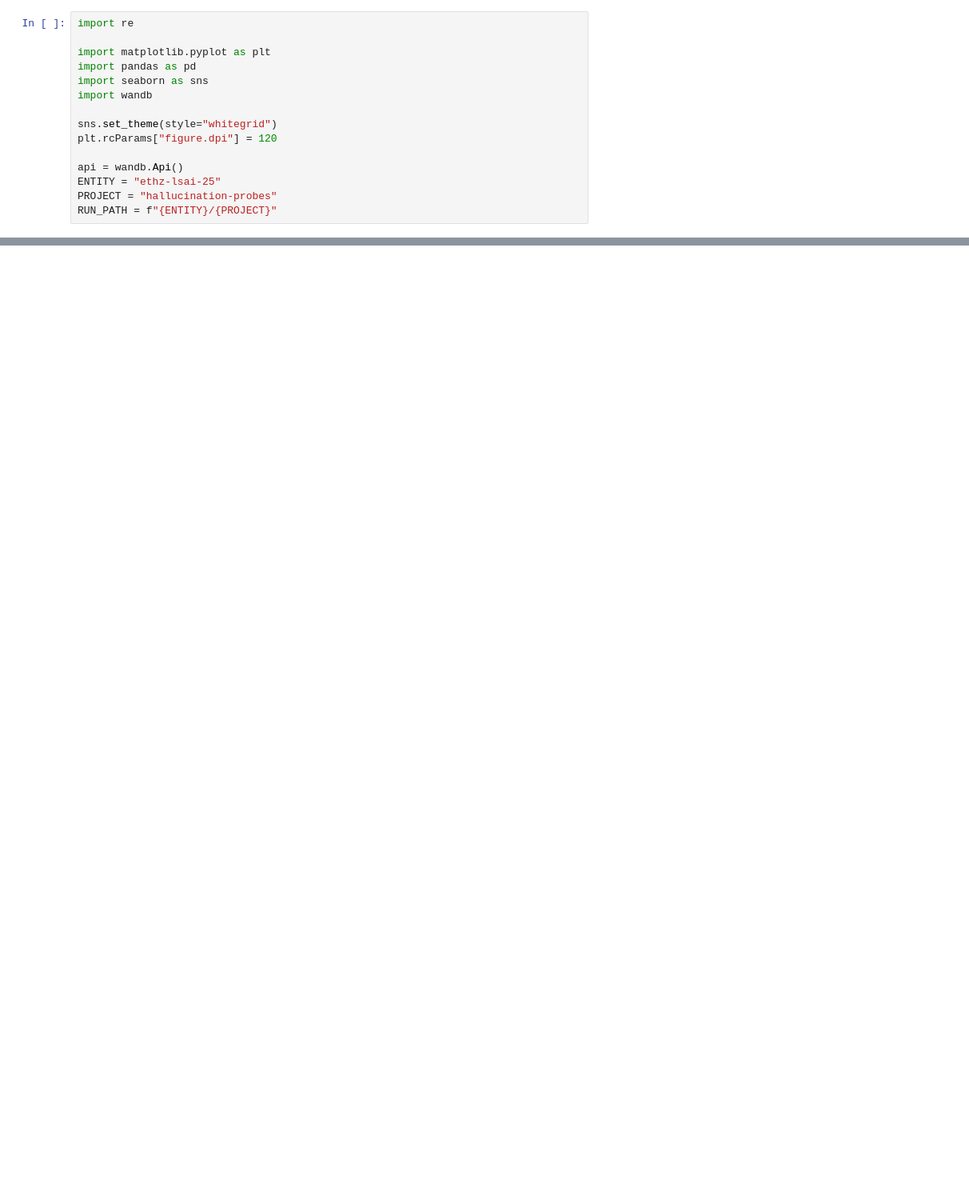
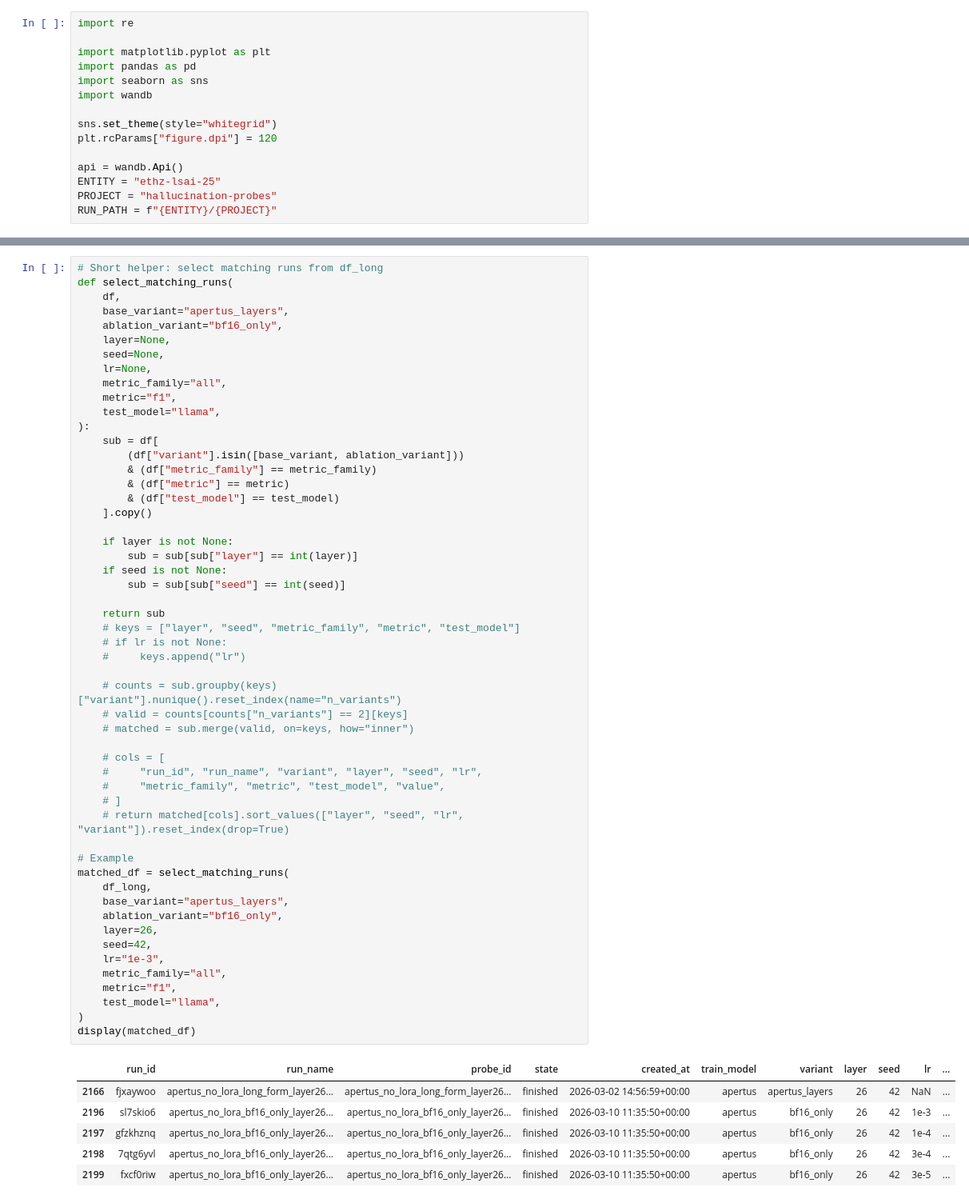
Before and after one commit to sevdari/hallucination_probes, a Jupyter notebook: jupyter_experiments/improve_stability.ipynb, the cells around one changed output, grey strips where cells are left out. Shown at 80% size. Cells and saved outputs as stored; diff of their text form; blank space fills up the shorter version.

```diff
--- a/jupyter_experiments/improve_stability.ipynb
+++ b/jupyter_experiments/improve_stability.ipynb
@@ -239,0 +478,60 @@ plot_lr_three_way(df_long, metric_family="all", metric="f1", test_model="llama")
+# %%
+# Short helper: select matching runs from df_long
+def select_matching_runs(
+    df,
+    base_variant="apertus_layers",
+    ablation_variant="bf16_only",
+    layer=None,
+    seed=None,
+    lr=None,
+    metric_family="all",
+    metric="f1",
+    test_model="llama",
+):
+    sub = df[
+        (df["variant"].isin([base_variant, ablation_variant]))
+        & (df["metric_family"] == metric_family)
+        & (df["metric"] == metric)
+        & (df["test_model"] == test_model)
+    ].copy()
+
+    if layer is not None:
+        sub = sub[sub["layer"] == int(layer)]
+    if seed is not None:
+        sub = sub[sub["seed"] == int(seed)]
+
+    return sub
+    # keys = ["layer", "seed", "metric_family", "metric", "test_model"]
+    # if lr is not None:
+    #     keys.append("lr")
+
+    # counts = sub.groupby(keys)["variant"].nunique().reset_index(name="n_variants")
+    # valid = counts[counts["n_variants"] == 2][keys]
+    # matched = sub.merge(valid, on=keys, how="inner")
+
+    # cols = [
+    #     "run_id", "run_name", "variant", "layer", "seed", "lr",
+    #     "metric_family", "metric", "test_model", "value",
+    # ]
+    # return matched[cols].sort_values(["layer", "seed", "lr", "variant"]).reset_index(drop=True)
+
+# Example
+matched_df = select_matching_runs(
+    df_long,
+    base_variant="apertus_layers",
+    ablation_variant="bf16_only",
+    layer=26,
+    seed=42,
+    lr="1e-3",
+    metric_family="all",
+    metric="f1",
+    test_model="llama",
+)
+display(matched_df)
+# %% [output]
+|  | run_id | run_name | probe_id | state | created_at | train_model | variant | layer | seed | lr | ... |
+| 2166 | fjxaywoo | apertus_no_lora_long_form_layer26... | apertus_no_lora_long_form_layer26... | finished | 2026-03-02 14:56:59+00:00 | apertus | apertus_layers | 26 | 42 | NaN | ... |
+| 2196 | sl7skio6 | apertus_no_lora_bf16_only_layer26... | apertus_no_lora_bf16_only_layer26... | finished | 2026-03-10 11:35:50+00:00 | apertus | bf16_only | 26 | 42 | 1e-3 | ... |
+| 2197 | gfzkhznq | apertus_no_lora_bf16_only_layer26... | apertus_no_lora_bf16_only_layer26... | finished | 2026-03-10 11:35:50+00:00 | apertus | bf16_only | 26 | 42 | 1e-4 | ... |
+| 2198 | 7qtg6yvl | apertus_no_lora_bf16_only_layer26... | apertus_no_lora_bf16_only_layer26... | finished | 2026-03-10 11:35:50+00:00 | apertus | bf16_only | 26 | 42 | 3e-4 | ... |
+| 2199 | fxcf0riw | apertus_no_lora_bf16_only_layer26... | apertus_no_lora_bf16_only_layer26... | finished | 2026-03-10 11:35:50+00:00 | apertus | bf16_only | 26 | 42 | 3e-5 | ... |
```
Also changed, not shown: parts of 10 cells of this notebook, 9 other files.
